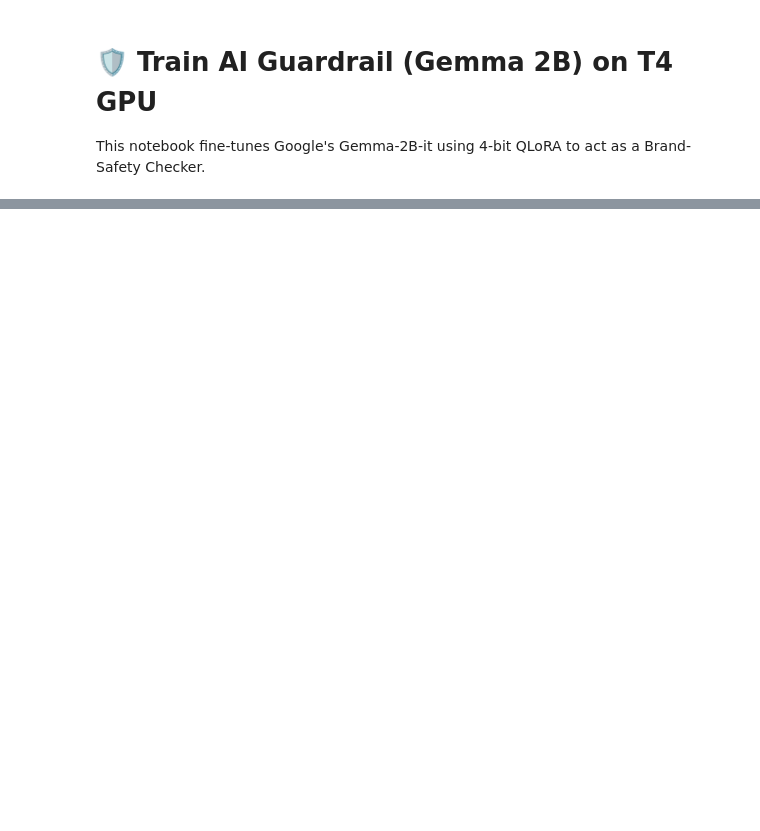
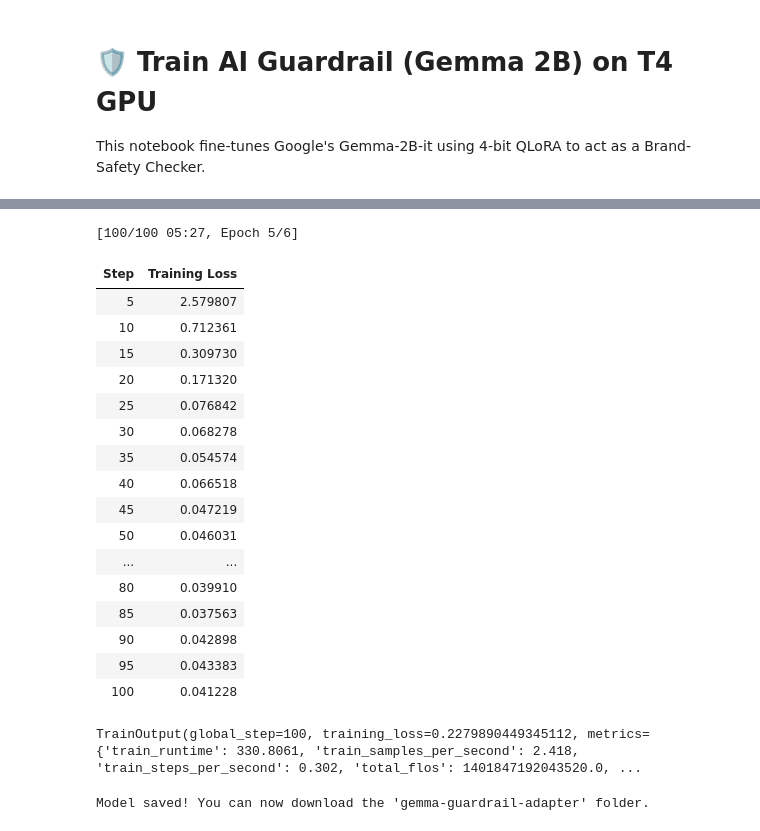
Before and after one commit to balaa1407/ai-guardrail-waf, a Jupyter notebook: train_safeguard_model.ipynb, the cells around one changed output, grey strips where cells are left out. Cells and saved outputs as stored; diff of their text form; code cells hidden in the pictures; blank space fills up the shorter version.

Commit message:
Created using Colab fixed runtime errors

```diff
--- a/train_safeguard_model.ipynb
+++ b/train_safeguard_model.ipynb
@@ -83,5 +59,63 @@ trainer.train()
+# %%
+from transformers import TrainingArguments
+
+training_args = TrainingArguments(
+    output_dir="./gemma-guardrail-results",
+    per_device_train_batch_size=2,
+    gradient_accumulation_steps=4,
+    optim="paged_adamw_32bit",
+    save_steps=20,
+    logging_steps=5,
+    learning_rate=2e-4,
+    weight_decay=0.001,
+    fp16=False,
+    max_grad_norm=0.3,
+    max_steps=100,
+    warmup_steps=3,
+    lr_scheduler_type="constant"
+)
+
+# 1. Format the text ourselves to bypass the bug!
+def format_data(example):
+    example["text"] = f"Instruction:\n{example['instruction']}\n\nInput:\n{example['input']}\n\nOutput:\n{example['output']}"
+    return example
+
+formatted_dataset = dataset.map(format_data)
+
+# 2. Tell the trainer to just use our perfect "text" column
+trainer = SFTTrainer(
+    model=model,
+    train_dataset=formatted_dataset,
+
+    args=training_args,
+)
+
+# Start Training!
+trainer.train()
+# %% [output]
+[100/100 05:27, Epoch 5/6]
+| Step | Training Loss |
+| 5 | 2.579807 |
+| 10 | 0.712361 |
+| 15 | 0.309730 |
+| 20 | 0.171320 |
+| 25 | 0.076842 |
+| 30 | 0.068278 |
+| 35 | 0.054574 |
+| 40 | 0.066518 |
+| 45 | 0.047219 |
+| 50 | 0.046031 |
+| ... | ... |
+| 80 | 0.039910 |
+| 85 | 0.037563 |
+| 90 | 0.042898 |
+| 95 | 0.043383 |
+| 100 | 0.041228 |
+TrainOutput(global_step=100, training_loss=0.2279890449345112, metrics={'train_runtime': 330.8061, 'train_samples_per_second': 2.418, 'train_steps_per_second': 0.302, 'total_flos': 1401847192043520.0, ...
 # %%
 # Save the fine-tuned adapters
 trainer.model.save_pretrained("gemma-guardrail-adapter")
 tokenizer.save_pretrained("gemma-guardrail-adapter")
 print("Model saved! You can now download the 'gemma-guardrail-adapter' folder.")
+# %% [output]
+Model saved! You can now download the 'gemma-guardrail-adapter' folder.
```
Also changed, not shown: parts of 4 cells of this notebook.
